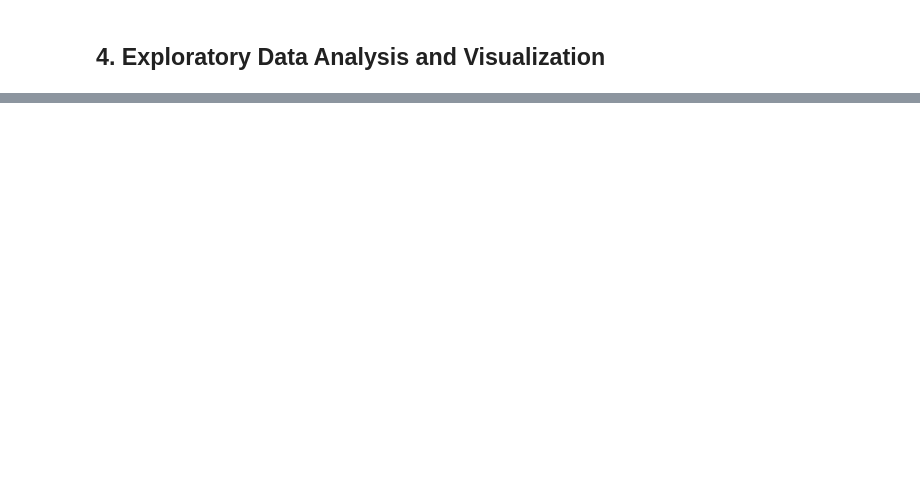
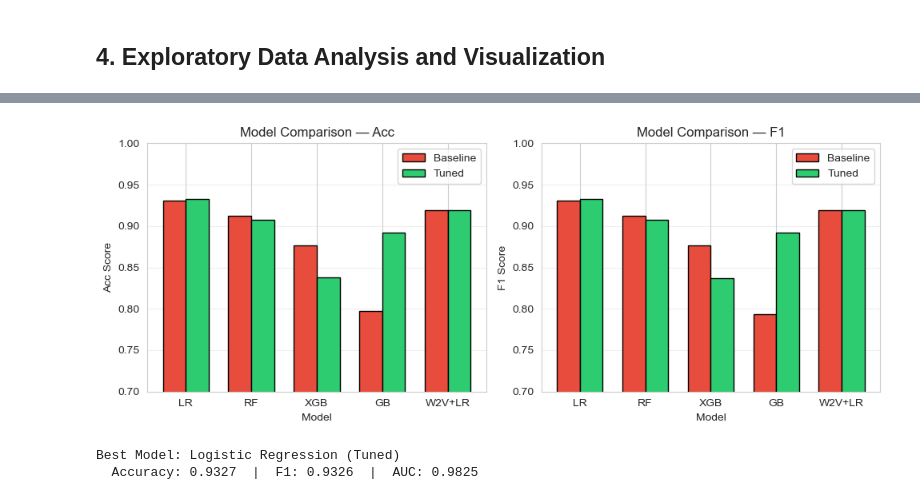
Before and after one commit to windows2t2/project-3-nlp, a Jupyter notebook: mycode.ipynb, the cells around one changed output, grey strips where cells are left out. Cells and saved outputs as stored; diff of their text form; code cells hidden in the pictures; blank space fills up the shorter version.

```diff
--- a/mycode.ipynb
+++ b/mycode.ipynb
@@ -1140,0 +509,33 @@ Sample predictions:
+# %%
+# Bar Chart — Baseline vs Tuned
+comparison_data = []
+for b, t in zip(baseline_results, tuned_results):
+    comparison_data.append({
+        'Model': b['Model'],
+        'Baseline Acc': b['Accuracy'], 'Tuned Acc': t['Accuracy'],
+        'Baseline F1': b['F1 Score'], 'Tuned F1': t['F1 Score'],
+    })
+# Add Word2Vec
+comparison_data.append({'Model': 'Word2Vec+LR', 'Baseline Acc': accuracy_score(y_va_w2v, y_pred_w2v), 'Tuned Acc': accuracy_score(y_va_w2v, y_pred_w2v), 'Baseline F1': f1_score(y_va_w2v, y_pred_w2v, average='macro'), 'Tuned F1': f1_score(y_va_w2v, y_pred_w2v, average='macro')})
+
+comp_df = pd.DataFrame(comparison_data)
+x = np.arange(len(comp_df)); width = 0.35
+labels = ['LR', 'RF', 'XGB', 'GB', 'W2V+LR']
+
+fig, axes = plt.subplots(1, 2, figsize=(10, 4))
+for ax, metric in [(axes[0], 'Acc'), (axes[1], 'F1')]:
+    ax.bar(x - width/2, comp_df[f'Baseline {metric}'], width, label='Baseline', color='#e74c3c', edgecolor='black')
+    ax.bar(x + width/2, comp_df[f'Tuned {metric}'], width, label='Tuned', color='#2ecc71', edgecolor='black')
+    ax.set_xlabel('Model'); ax.set_ylabel(f'{metric} Score'); ax.set_title(f'Model Comparison — {metric}')
+    ax.set_xticks(x); ax.set_xticklabels(labels); ax.legend(); ax.set_ylim(0.7, 1.0); ax.grid(axis='y', alpha=0.3)
+plt.tight_layout(); plt.show()
+# %% [output]
+[figure, added]
+# %%
+# Identify best model
+best_row = tuned_df.sort_values('F1 Score', ascending=False).iloc[0]
+print(f"\nBest Model: {best_row['Model']}")
+print(f"  Accuracy: {best_row['Accuracy']:.4f}  |  F1: {best_row['F1 Score']:.4f}  |  AUC: {best_row['ROC-AUC']:.4f}")
+# %% [output]
+Best Model: Logistic Regression (Tuned)
+  Accuracy: 0.9327  |  F1: 0.9326  |  AUC: 0.9825
```
Also changed, not shown: parts of 64 cells of this notebook, 3 other files.
